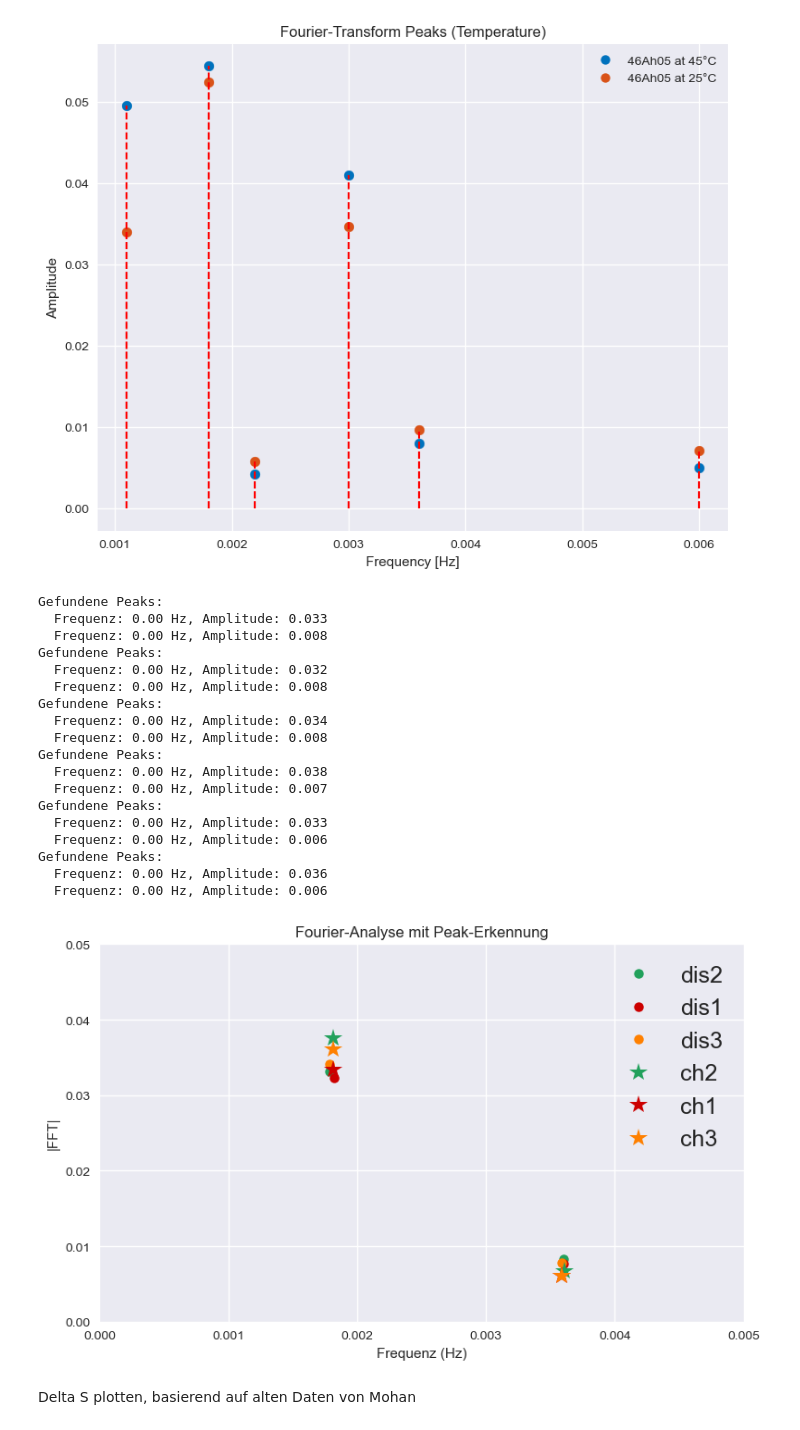
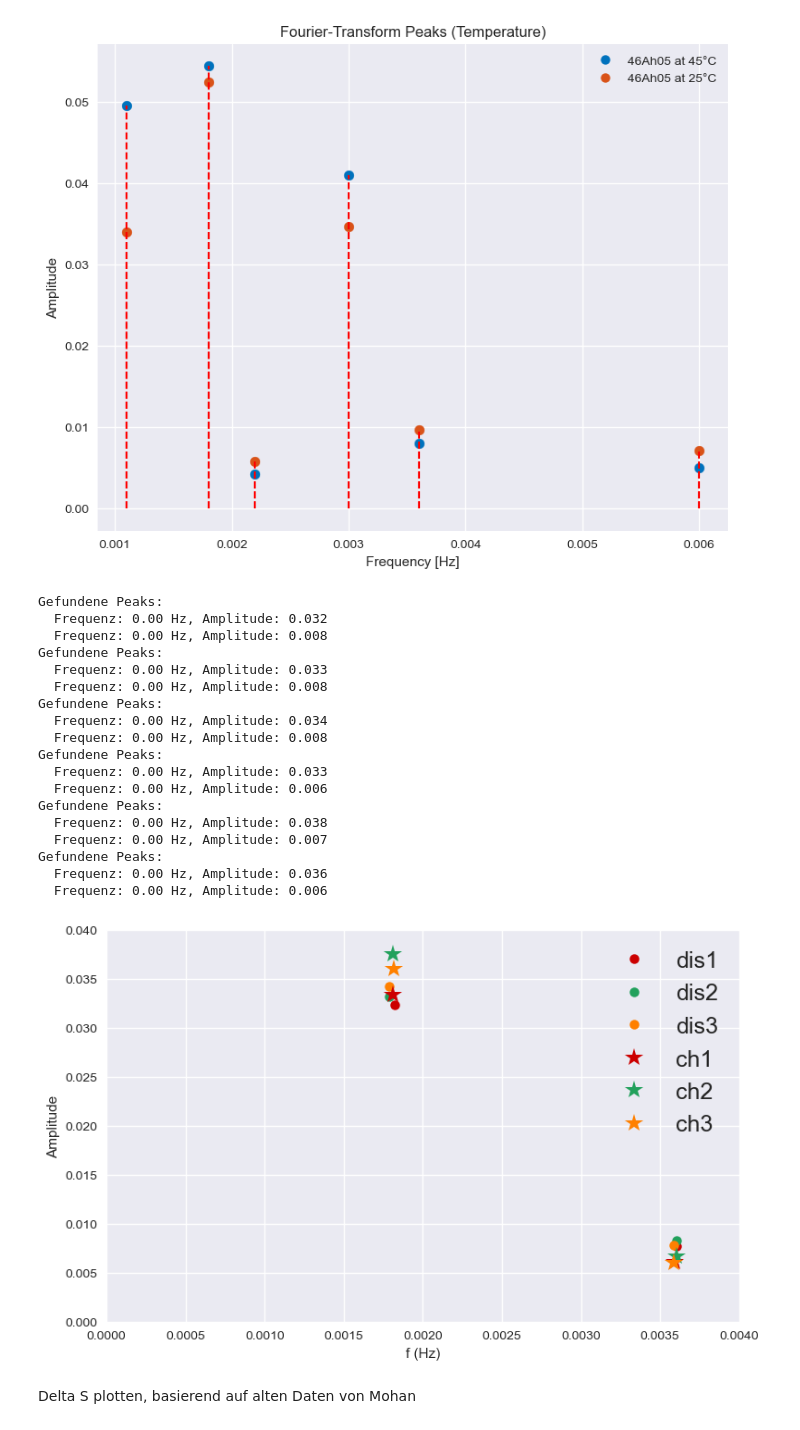
Before and after one commit to dieterduese/Projekt_Entropie, a Jupyter notebook: TIS_delS.ipynb, the cells around one changed output. Saved outputs shown, nothing was run; the diff lists cells and outputs as text; code cells hidden in the pictures.

```diff
--- a/TIS_delS.ipynb
+++ b/TIS_delS.ipynb
@@ -643,49 +643,49 @@ def plot_peaks_neu(table, idx,label,color,marker, height=0.005, prominence=0.003
 
 plt.figure(figsize=(8, 5))
 
+plot_peaks_neu(data_neu["CUB21NMC4606_TA_preTISdS.txt"], 2,label="dis1",color=colors[0],marker=".")
 plot_peaks_neu(data_neu["CUB21NMC4606_TA_delSage2.txt"], 2,label="dis2",color=colors[1],marker=".")
-plot_peaks_neu(data_neu["CUB21NMC4606_TA_preTISdS.txt"], 2,label="dis1",color=colors[0],marker=".")
 plot_peaks_neu(data_neu["CUB21NMC4606_TA_dSage4.txt"], 2,label="dis3", color=colors[2],marker=".")
+plot_peaks_neu(data_neu["CUB21NMC4606_TA_preTISdS.txt"], 3,label="ch1",color=colors[0],marker="*")
 plot_peaks_neu(data_neu["CUB21NMC4606_TA_delSage2.txt"], 3,label="ch2",color=colors[1],marker="*")
-plot_peaks_neu(data_neu["CUB21NMC4606_TA_preTISdS.txt"], 3,label="ch1",color=colors[0],marker="*")
 plot_peaks_neu(data_neu["CUB21NMC4606_TA_dSage4.txt"], 3,label="ch3", color=colors[2],marker="*")
 
-plt.xlabel("Frequenz (Hz)")
-plt.xlim(0,0.005)
-plt.ylabel("|FFT|")
-plt.ylim(0,0.05)
-plt.title("Fourier-Analyse mit Peak-Erkennung")
+plt.xlabel("f (Hz)")
+plt.xlim(0,0.004)
+plt.ylabel("Amplitude")
+plt.ylim(0,0.04)
+# plt.title("Fourier-Analyse Peaks")
 plt.legend()
 plt.grid(True)
 plt.tight_layout()
 plt.show()
 # plot_peaks(table_b05_3f_25, 2, color_25C, 1, 2)
 # plot_peaks(table_b05_3f_25, 3, color_25C, 1, 2)
 
 
 # plt.tight_layout()
 plt.show()
 #%%
 # %% [output]
+Gefundene Peaks:
+  Frequenz: 0.00 Hz, Amplitude: 0.032
+  Frequenz: 0.00 Hz, Amplitude: 0.008
 Gefundene Peaks:
   Frequenz: 0.00 Hz, Amplitude: 0.033
-  Frequenz: 0.00 Hz, Amplitude: 0.008
-Gefundene Peaks:
-  Frequenz: 0.00 Hz, Amplitude: 0.032
   Frequenz: 0.00 Hz, Amplitude: 0.008
 Gefundene Peaks:
   Frequenz: 0.00 Hz, Amplitude: 0.034
   Frequenz: 0.00 Hz, Amplitude: 0.008
 Gefundene Peaks:
+  Frequenz: 0.00 Hz, Amplitude: 0.033
+  Frequenz: 0.00 Hz, Amplitude: 0.006
+Gefundene Peaks:
   Frequenz: 0.00 Hz, Amplitude: 0.038
   Frequenz: 0.00 Hz, Amplitude: 0.007
 Gefundene Peaks:
-  Frequenz: 0.00 Hz, Amplitude: 0.033
-  Frequenz: 0.00 Hz, Amplitude: 0.006
-Gefundene Peaks:
   Frequenz: 0.00 Hz, Amplitude: 0.036
   Frequenz: 0.00 Hz, Amplitude: 0.006
-[figure, old version]
+[figure, new version]
 # %% [markdown]
 Delta S plotten, basierend auf alten Daten von Mohan
 # %%
```
Also changed, not shown: parts of 2 cells of this notebook, 13 other files.
